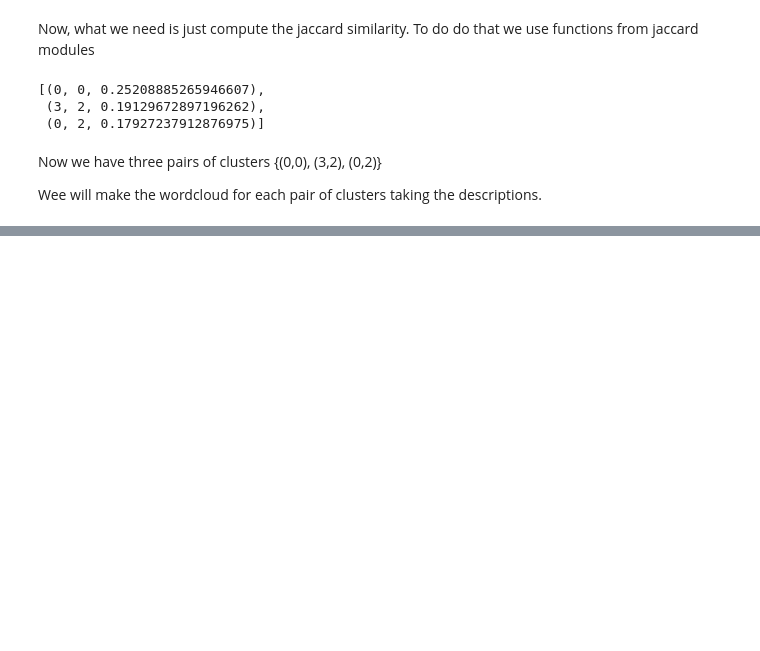
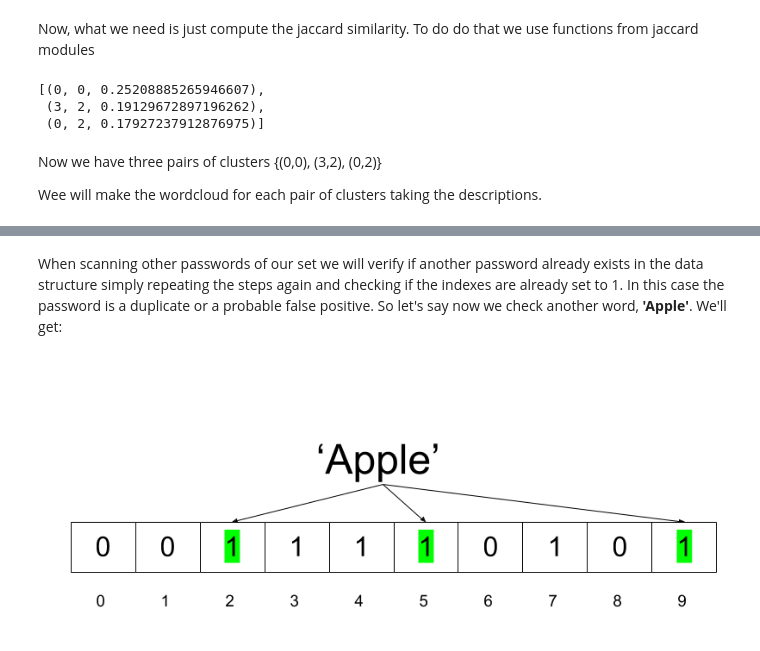
Before and after one commit to cerniello/Web-Scraping-Clustering-Real-Estate-Data, a Jupyter notebook: HW4.ipynb, the cells around one changed output, grey strips where cells are left out. Cells and saved outputs as stored; diff of their text form; code cells hidden in the pictures; blank space fills up the shorter version.

```diff
--- a/HW4.ipynb
+++ b/HW4.ipynb
@@ -402,0 +518,16 @@ wdcl.setWordcloud(Jdf, features_clusters[3], TFIDF_clusters[2])
+# %% [markdown]
+When scanning other passwords of our set we will verify if another password already exists in the data structure simply repeating the steps again and checking if the indexes are already set to 1. In this case the password is a duplicate or a probable false positive.
+So let's say now we check another word, **'Apple'**. We'll get:
+# %%
+pw2 = 'Apple'
+size_bit_array = 10
+
+#hash_it(pw2, 0) % size_bit_array = 2
+#hash_it(pw2, 1) % size_bit_array = 5
+#hash_it(pw2, 2) % size_bit_array = 9
+
+
+
+Image(filename='img/Apple.png')
+# %% [output]
+[figure, added]
```
Also changed, not shown: parts of 39 cells of this notebook.
